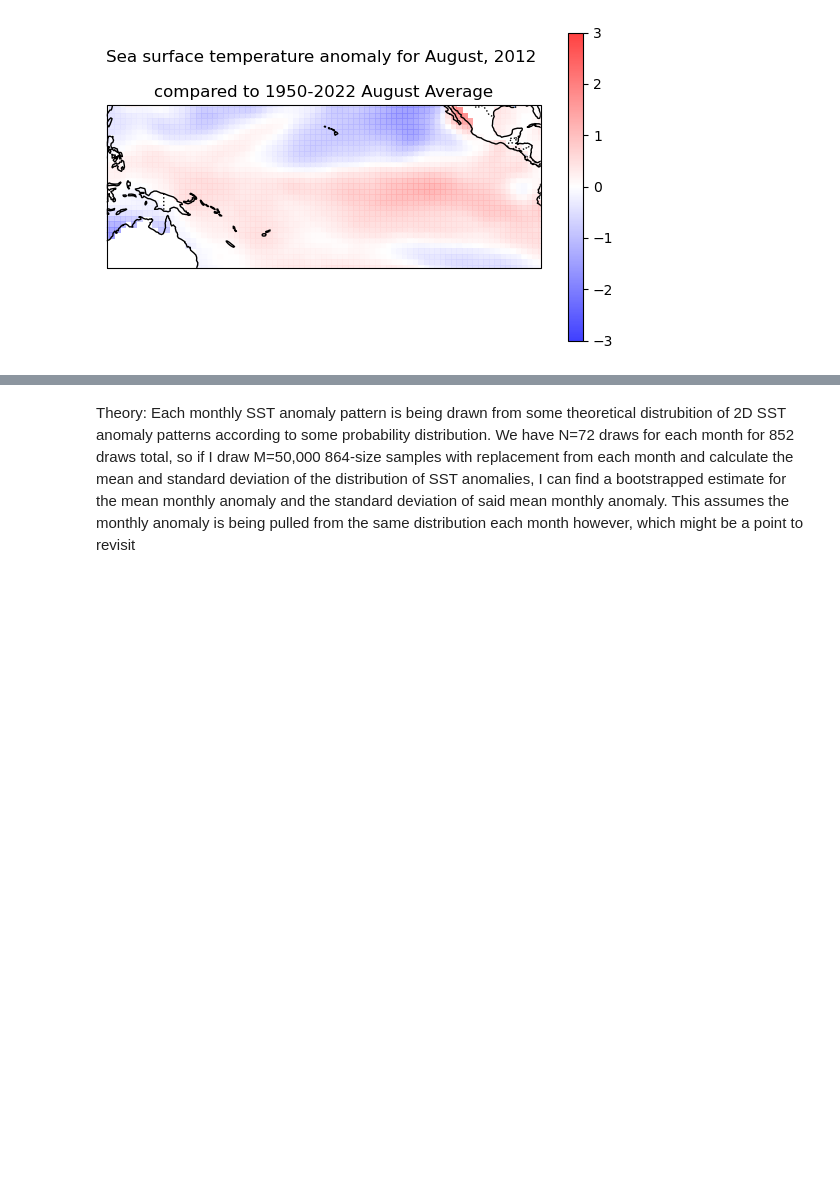
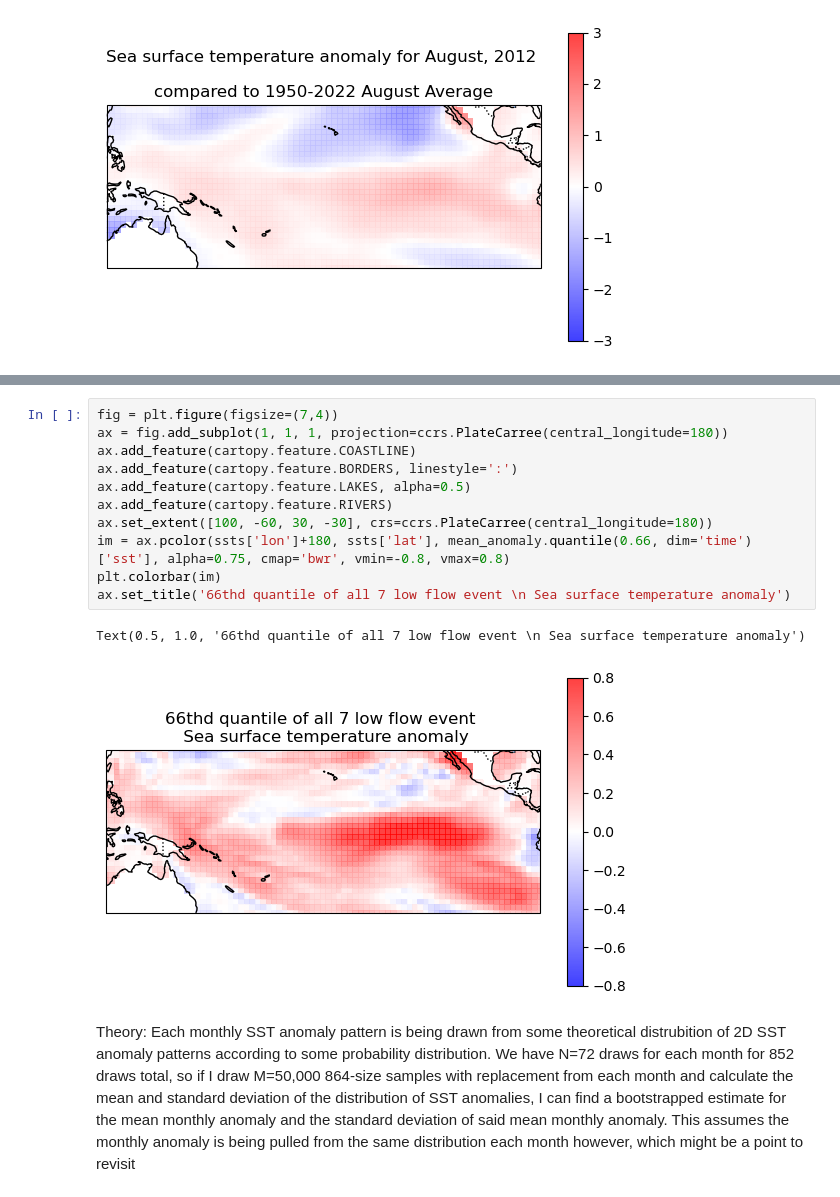
Before and after one commit to bparazin/1844redux, a Jupyter notebook: sst anomaly.ipynb, the cells around one changed output, grey strips where cells are left out. Drawn from its saved outputs; the diff is of its cells as text; blank space fills up the shorter version.

```diff
--- a/sst anomaly.ipynb
+++ b/sst anomaly.ipynb
@@ -120,3 +133,17 @@ Text(0.5, 1.0, 'Average of all 7 low flow event Sea surface temperature \nanomal
+# %%
+fig = plt.figure(figsize=(7,4))
+ax = fig.add_subplot(1, 1, 1, projection=ccrs.PlateCarree(central_longitude=180))
+ax.add_feature(cartopy.feature.COASTLINE)
+ax.add_feature(cartopy.feature.BORDERS, linestyle=':')
+ax.add_feature(cartopy.feature.LAKES, alpha=0.5)
+ax.add_feature(cartopy.feature.RIVERS)
+ax.set_extent([100, -60, 30, -30], crs=ccrs.PlateCarree(central_longitude=180))
+im = ax.pcolor(ssts['lon']+180, ssts['lat'], mean_anomaly.quantile(0.66, dim='time')['sst'], alpha=0.75, cmap='bwr', vmin=-0.8, vmax=0.8)
+plt.colorbar(im)
+ax.set_title('66thd quantile of all 7 low flow event \n Sea surface temperature anomaly')
+# %% [output]
+Text(0.5, 1.0, '66thd quantile of all 7 low flow event \n Sea surface temperature anomaly')
+[figure, added]
 # %% [markdown]
 Theory: Each monthly SST anomaly pattern is being drawn from some theoretical distrubition of 2D SST anomaly patterns according to some probability distribution. We have N=72 draws for each month for 852 draws total, so if I draw M=50,000 864-size samples with replacement from each month and calculate the mean and standard deviation of the distribution of SST anomalies, I can find a bootstrapped estimate for the mean monthly anomaly and the standard deviation of said mean monthly anomaly. This assumes the monthly anomaly is being pulled from the same distribution each month however, which might be a point to revisit
 # %%
```
Also changed, not shown: parts of 20 cells of this notebook, 3 other files.
